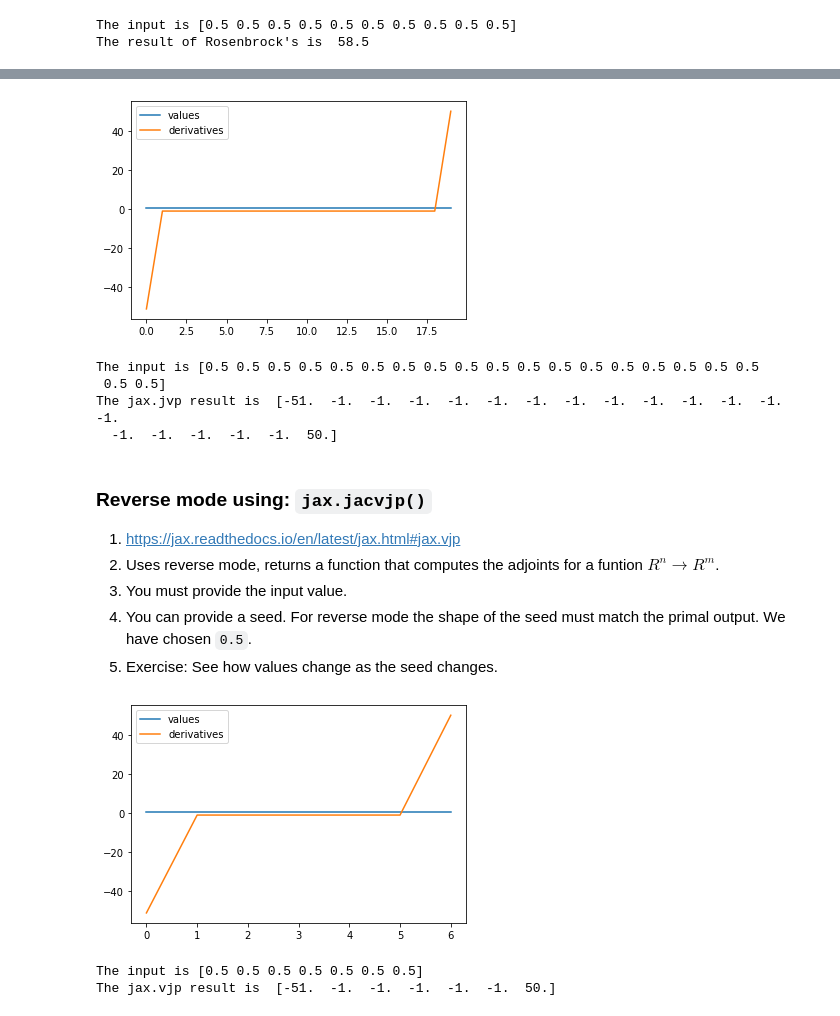
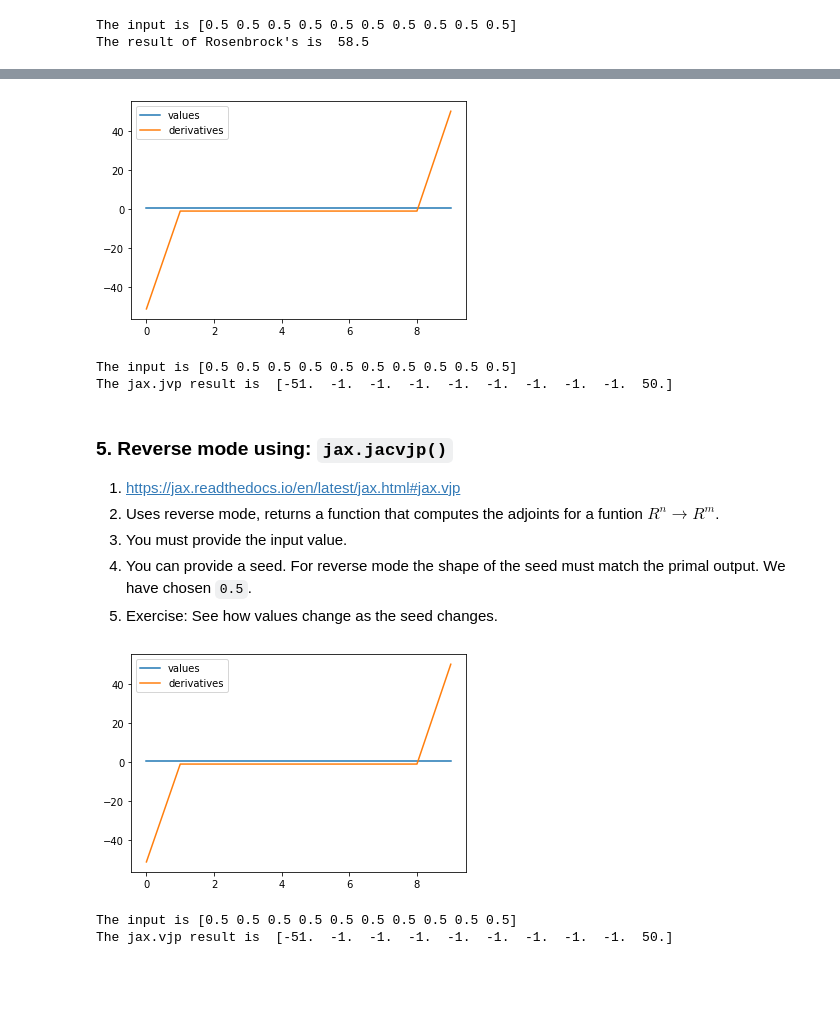
Before and after one commit to sriharikrishna/siamcse21, a Jupyter notebook: rosenbrock.ipynb, the cells around one changed output, grey strips where cells are left out. Cells and saved outputs as stored; diff of their text form; code cells hidden in the pictures; blank space fills up the shorter version.

```diff
--- a/rosenbrock.ipynb
+++ b/rosenbrock.ipynb
@@ -114,15 +112,13 @@ def jvp_driver(n):
     print("The input is", val)
     print("The jax.jvp result is ", tangents)
 # %%
-jvp_driver(20)
+jvp_driver(10)
 # %% [output]
-[figure, old version]
+[figure, new version]
-The input is [0.5 0.5 0.5 0.5 0.5 0.5 0.5 0.5 0.5 0.5 0.5 0.5 0.5 0.5 0.5 0.5 0.5 0.5
- 0.5 0.5]
-The jax.jvp result is  [-51.  -1.  -1.  -1.  -1.  -1.  -1.  -1.  -1.  -1.  -1.  -1.  -1.  -1.
-  -1.  -1.  -1.  -1.  -1.  50.]
+The input is [0.5 0.5 0.5 0.5 0.5 0.5 0.5 0.5 0.5 0.5]
+The jax.jvp result is  [-51.  -1.  -1.  -1.  -1.  -1.  -1.  -1.  -1.  50.]
 # %% [markdown]
-### Reverse mode using: `jax.jacvjp()`
+### 5. Reverse mode using: `jax.jacvjp()`
 1. https://jax.readthedocs.io/en/latest/jax.html#jax.vjp
 2. Uses reverse mode, returns a function that computes the adjoints for a funtion $R^n \rightarrow R^m$.
 3. You must provide the input value.
@@ -148,8 +144,8 @@ def vjp_driver(n):
     print("The input is", val)
     print("The jax.vjp result is ", adj_val[0])
 # %%
-vjp_driver(7)
+vjp_driver(10)
 # %% [output]
-[figure, old version]
+[figure, new version]
-The input is [0.5 0.5 0.5 0.5 0.5 0.5 0.5]
-The jax.vjp result is  [-51.  -1.  -1.  -1.  -1.  -1.  50.]
+The input is [0.5 0.5 0.5 0.5 0.5 0.5 0.5 0.5 0.5 0.5]
+The jax.vjp result is  [-51.  -1.  -1.  -1.  -1.  -1.  -1.  -1.  -1.  50.]
```
Also changed, not shown: parts of 5 cells of this notebook.
